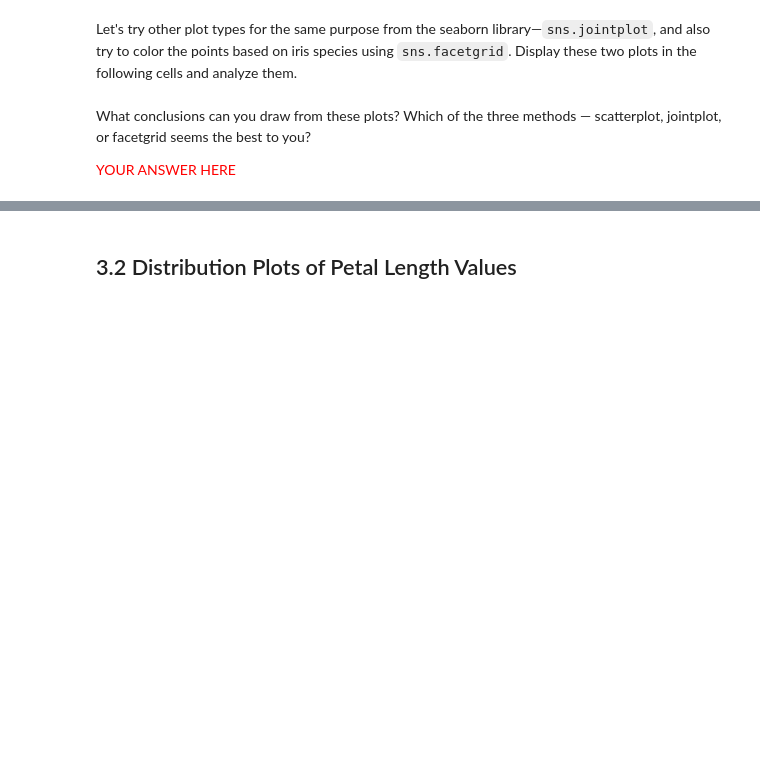
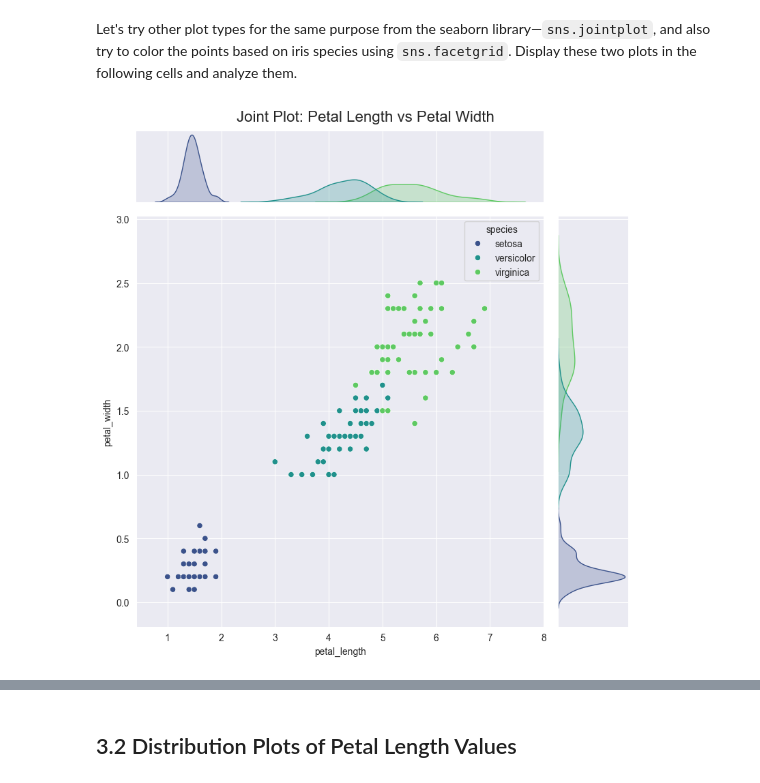
Before and after one commit to tgdmin/Python_2nd-Project, a Jupyter notebook: LAB1_np_pandas_matplotlib.ipynb, the cells around one changed output, grey strips where cells are left out. Cells and saved outputs as stored; diff of their text form; code cells hidden in the pictures; blank space fills up the shorter version.

```diff
--- a/LAB1_np_pandas_matplotlib.ipynb
+++ b/LAB1_np_pandas_matplotlib.ipynb
@@ -474,4 +586,14 @@ Let's try other plot types for the same purpose from the seaborn library—`sns.
-# %% [markdown]
-What conclusions can you draw from these plots? Which of the three methods — scatterplot, jointplot, or facetgrid seems the best to you?
-
-<font color='red'> YOUR ANSWER HERE </font>
+# %%
+sns.jointplot(
+    data=iris,
+    x="petal_length",
+    y="petal_width",
+    hue="species",
+    kind="scatter",
+    palette="viridis",
+    height=8
+).fig.suptitle("Joint Plot: Petal Length vs Petal Width", y=1.02, fontsize=16)
+
+plt.show()
+# %% [output]
+[figure, added]
```
Also changed, not shown: parts of 68 cells of this notebook.
